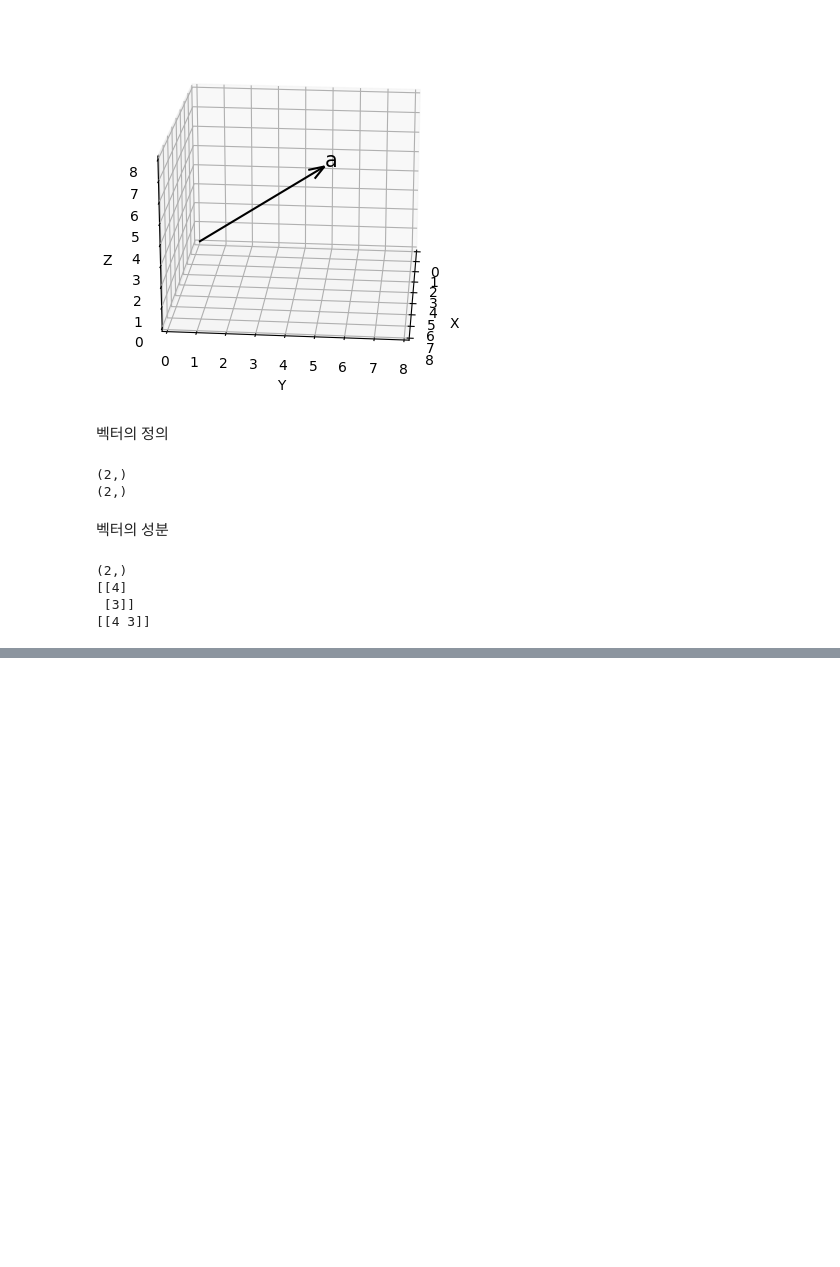
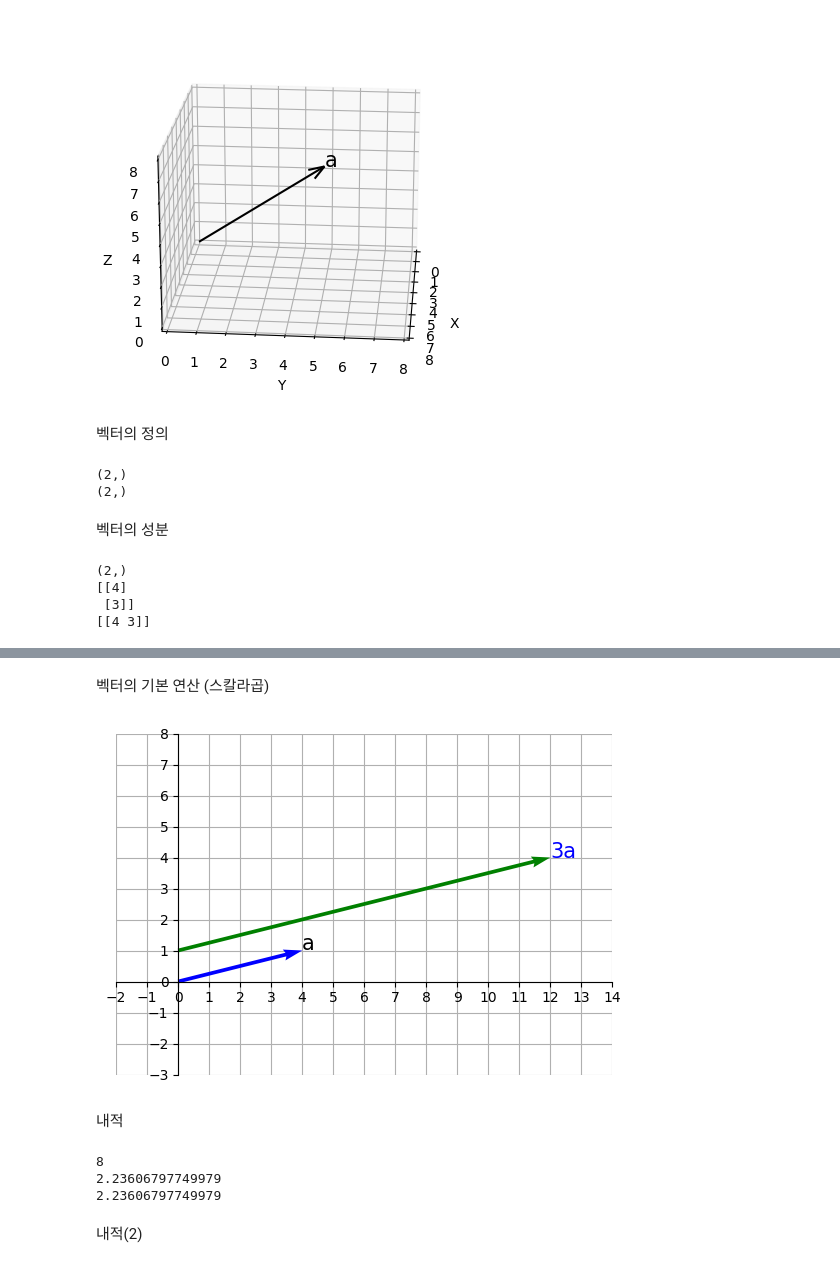
Before and after one commit to Yuhwan0650/linear_algebra2_git, a Jupyter notebook: 실습과제2.ipynb, the cells around one changed output, grey strips where cells are left out. Saved outputs shown, nothing was run; the diff lists cells and outputs as text; code cells hidden in the pictures; blank space fills up the shorter version.

```diff
--- a/실습과제2.ipynb
+++ b/실습과제2.ipynb
@@ -152,0 +257,49 @@ print(a)
+# %% [markdown]
+벡터의 기본 연산 (스칼라곱)
+# %%
+import numpy as np
+import matplotlib.pyplot as plt
+
+a=np.array([4,1])
+c=3
+ca=np.multiply(c,a)
+
+fig=plt.figure()
+ax=fig.add_subplot(1,1,1)
+
+ax.quiver(0,0,a[0],a[1],angles='xy', scale_units='xy', scale=1, color='blue')
+ax.text(a[0],a[1],'a', size=15)
+
+ax.quiver(0,1,ca[0],ca[1],angles='xy', scale_units='xy', scale=1, color='green')
+ax.text(ca[0], ca[1]+1,'3a', size=15,color='blue')
+
+ax.set_xticks(range(-2,15))
+ax.set_yticks(range(-3,9))
+ax.grid()
+ax.set_axisbelow(True)
+ax.set_aspect('equal',adjustable='box')
+
+ax.spines['left'].set_position('zero')
+ax.spines['bottom'].set_position('zero')
+ax.spines['right'].set_color('none')
+ax.spines['top'].set_color('none')
+plt.show()
+# %% [output]
+[figure, added]
+# %% [markdown]
+내적
+# %%
+import numpy as np
+a=np.array([1,2])
+b=np.array([2,3])
+print(np.dot(a,b))
+
+#벡터의 크기
+print(np.linalg.norm(a))
+print(np.sqrt(5))
+# %% [output]
+8
+2.23606797749979
+2.23606797749979
+# %% [markdown]
+내적(2)
```
Also changed, not shown: parts of 26 cells of this notebook.
